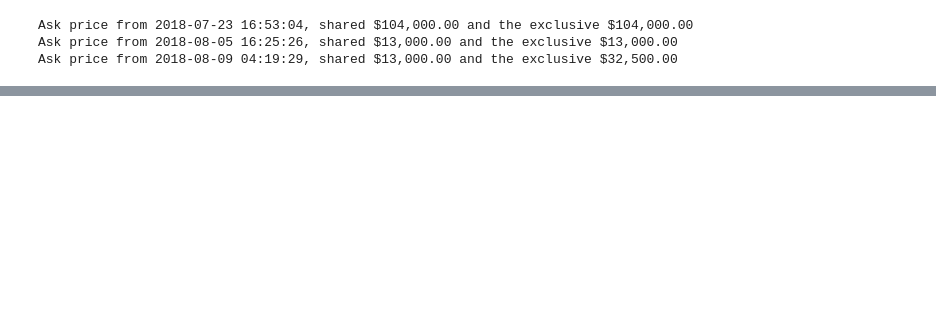
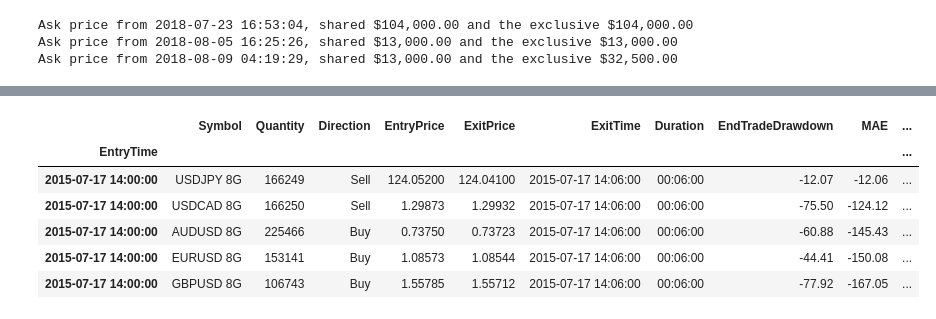
Before and after one commit to QuantConnect/AlphaStreams, a Jupyter notebook: QuantConnect.AlphaStream.Python/QuantConnectAlphaStreamsNotebook.ipynb, the cells around one changed output, grey strips where cells are left out. Saved outputs shown, nothing was run; the diff lists cells and outputs as text; code cells hidden in the pictures; blank space fills up the shorter version.

```diff
--- a/QuantConnect.AlphaStream.Python/QuantConnectAlphaStreamsNotebook.ipynb
+++ b/QuantConnect.AlphaStream.Python/QuantConnectAlphaStreamsNotebook.ipynb
@@ -218,0 +269,11 @@ Error at 2018-09-22 00:08:54, error message: Algorithm.Initialize() Error: Execu
+# %%
+# Print closed trades
+backtest.ClosedTrades.head(5)
+# %% [output]
+|  | Symbol | Quantity | Direction | EntryPrice | ExitPrice | ExitTime | Duration | EndTradeDrawdown | MAE | ... |
+| EntryTime |  |  |  |  |  |  |  |  |  | ... |
+| 2015-07-17 14:00:00 | USDJPY 8G | 166249 | Sell | 124.05200 | 124.04100 | 2015-07-17 14:06:00 | 00:06:00 | -12.07 | -12.06 | ... |
+| 2015-07-17 14:00:00 | USDCAD 8G | 166250 | Sell | 1.29873 | 1.29932 | 2015-07-17 14:06:00 | 00:06:00 | -75.50 | -124.12 | ... |
+| 2015-07-17 14:00:00 | AUDUSD 8G | 225466 | Buy | 0.73750 | 0.73723 | 2015-07-17 14:06:00 | 00:06:00 | -60.88 | -145.43 | ... |
+| 2015-07-17 14:00:00 | EURUSD 8G | 153141 | Buy | 1.08573 | 1.08544 | 2015-07-17 14:06:00 | 00:06:00 | -44.41 | -150.08 | ... |
+| 2015-07-17 14:00:00 | GBPUSD 8G | 106743 | Buy | 1.55785 | 1.55712 | 2015-07-17 14:06:00 | 00:06:00 | -77.92 | -167.05 | ... |
```
Also changed, not shown: parts of 17 cells of this notebook, 6 other files.
